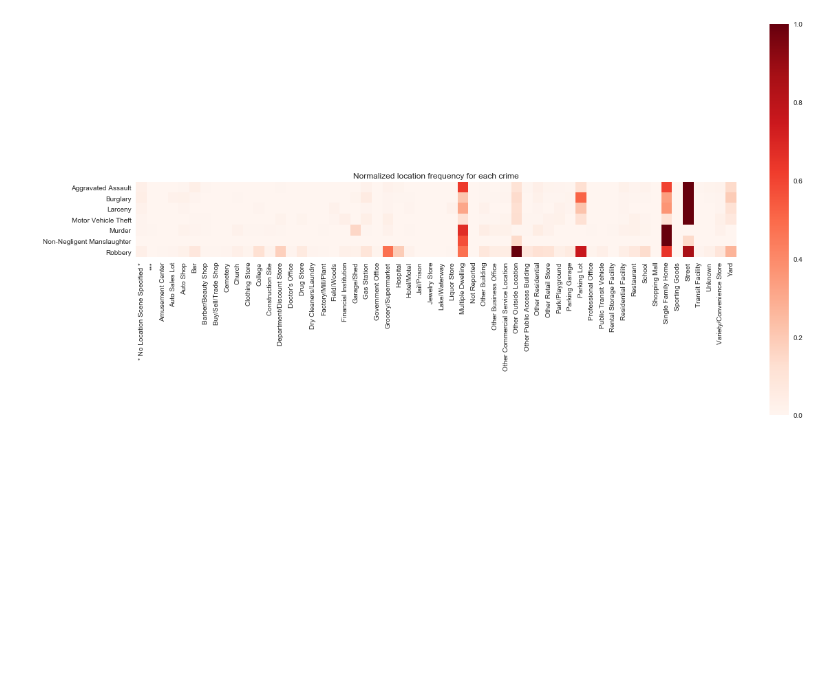
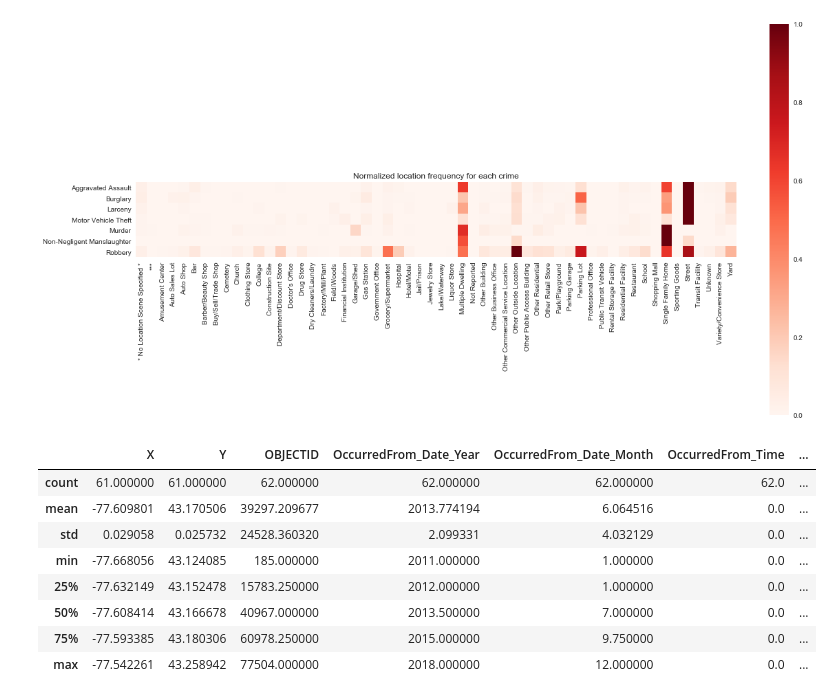
Before and after one commit to binshuangli/UPSTAT2018_RPDdata, a Jupyter notebook: EDA-extended.ipynb, the cells around one changed output. Saved outputs shown, nothing was run; the diff lists cells and outputs as text; code cells hidden in the pictures; blank space fills up the shorter version.

```diff
--- a/EDA-extended.ipynb
+++ b/EDA-extended.ipynb
@@ -275,0 +276,18 @@ plt.show()
+# %%
+cal=USFederalHolidayCalendar()
+# %%
+holidays = cal.holidays(start=all_crime_data.index.min(), end=all_crime_data.index.max())
+# %%
+all_crime_data['Holiday']=all_crime_data.index.isin(holidays)
+# %%
+all_crime_data[all_crime_data['Holiday']].describe()
+# %% [output]
+|  | X | Y | OBJECTID | OccurredFrom_Date_Year | OccurredFrom_Date_Month | OccurredFrom_Time | ... |
+| count | 61.000000 | 61.000000 | 62.000000 | 62.000000 | 62.000000 | 62.0 | ... |
+| mean | -77.609801 | 43.170506 | 39297.209677 | 2013.774194 | 6.064516 | 0.0 | ... |
+| std | 0.029058 | 0.025732 | 24528.360320 | 2.099331 | 4.032129 | 0.0 | ... |
+| min | -77.668056 | 43.124085 | 185.000000 | 2011.000000 | 1.000000 | 0.0 | ... |
+| 25% | -77.632149 | 43.152478 | 15783.250000 | 2012.000000 | 1.000000 | 0.0 | ... |
+| 50% | -77.608414 | 43.166678 | 40967.000000 | 2013.500000 | 7.000000 | 0.0 | ... |
+| 75% | -77.593385 | 43.180306 | 60978.250000 | 2015.000000 | 9.750000 | 0.0 | ... |
+| max | -77.542261 | 43.258942 | 77504.000000 | 2018.000000 | 12.000000 | 0.0 | ... |
```
Also changed, not shown: parts of 16 cells of this notebook.
